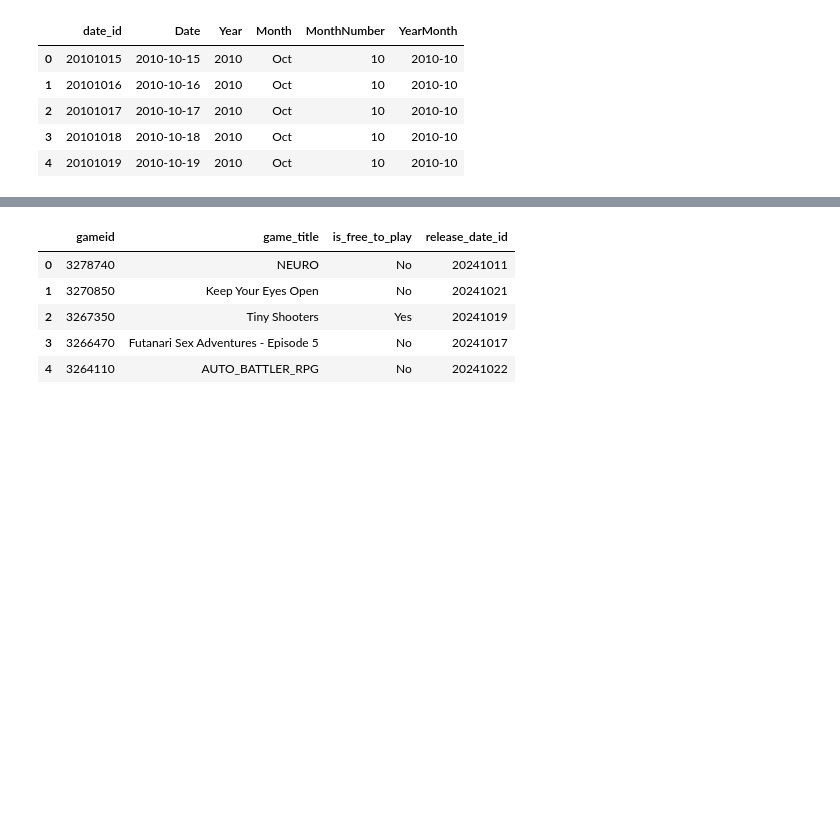
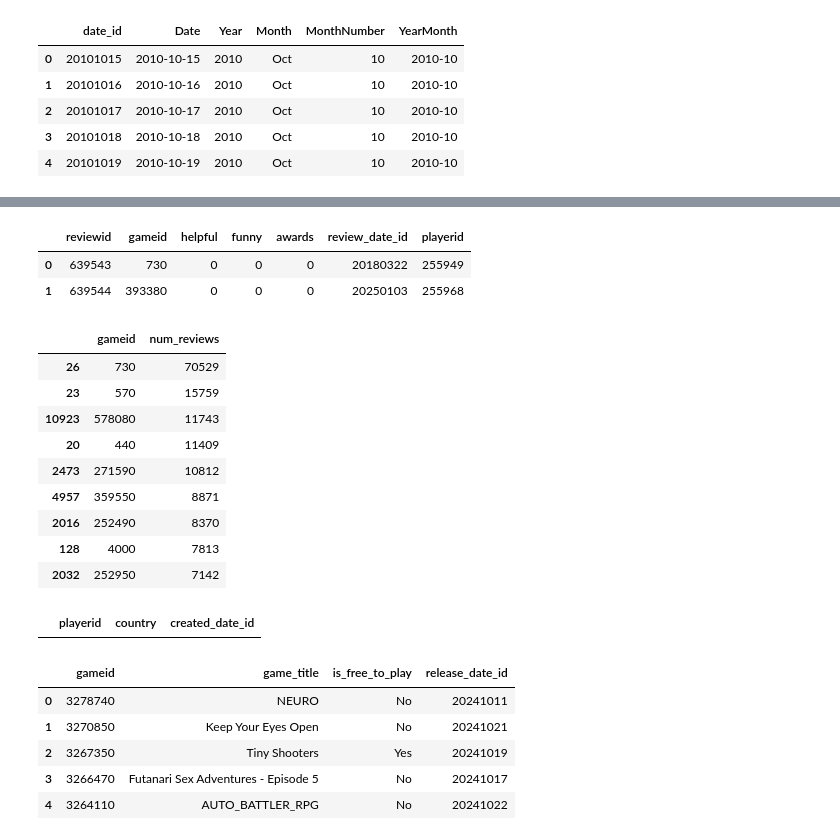
Before and after one commit to timmy1996/games, a Jupyter notebook: notebooks/data_normalisation.ipynb, the cells around one changed output, grey strips where cells are left out. Cells and saved outputs as stored; diff of their text form; code cells hidden in the pictures; blank space fills up the shorter version.

```diff
--- a/notebooks/data_normalisation.ipynb
+++ b/notebooks/data_normalisation.ipynb
@@ -27,6 +27,9 @@ achievements = pd.read_csv('../data_steam/cleaned/achievements_cleaned.csv')
 reviews = pd.read_csv('../data_steam/cleaned/reviews_cleaned.csv')
 history = pd.read_csv('../data_steam/cleaned/history_cleaned.csv')
 players = pd.read_csv('../data_steam/cleaned/players_cleaned.csv')
+# %%
+reviews = pd.read_csv('../data_steam/cleaned/reviews_cleaned.csv')
+history = pd.read_csv('../data_steam/cleaned/history_cleaned.csv')
 # %% [markdown]
 ### Date
 To enable proper time-series analysis in Power BI, we shall create date tables.
@@ -195,0 +329,20 @@ date_review.head()
+# %%
+reviews_fact.head(2)
+# %% [output]
+|  | reviewid | gameid | helpful | funny | awards | review_date_id | playerid |
+| 0 | 639543 | 730 | 0 | 0 | 0 | 20180322 | 255949 |
+| 1 | 639544 | 393380 | 0 | 0 | 0 | 20250103 | 255968 |
+# %%
+#reviews_fact.head()
+reviews_fact.groupby('gameid')['reviewid'].nunique().reset_index(name='num_reviews').sort_values(by='num_reviews', ascending=False)[:9]
+# %% [output]
+|  | gameid | num_reviews |
+| 26 | 730 | 70529 |
+| 23 | 570 | 15759 |
+| 10923 | 578080 | 11743 |
+| 20 | 440 | 11409 |
+| 2473 | 271590 | 10812 |
+| 4957 | 359550 | 8871 |
+| 2016 | 252490 | 8370 |
+| 128 | 4000 | 7813 |
+| 2032 | 252950 | 7142 |
@@ -196,3 +355,8 @@ date_review.head()
+# %%
+players_dim[players_dim["playerid"]=="76561200000000000"]
+#players_dim["playerid"][0]
+# %% [output]
+|  | playerid | country | created_date_id |
 # %%
 prices_fact.rename(columns={'date_id': 'price_date_id'}, inplace=True)
 reviews_fact.rename(columns={'date_id': 'review_date_id'}, inplace=True)
```
Also changed, not shown: parts of 20 cells of this notebook, 4 other files.
